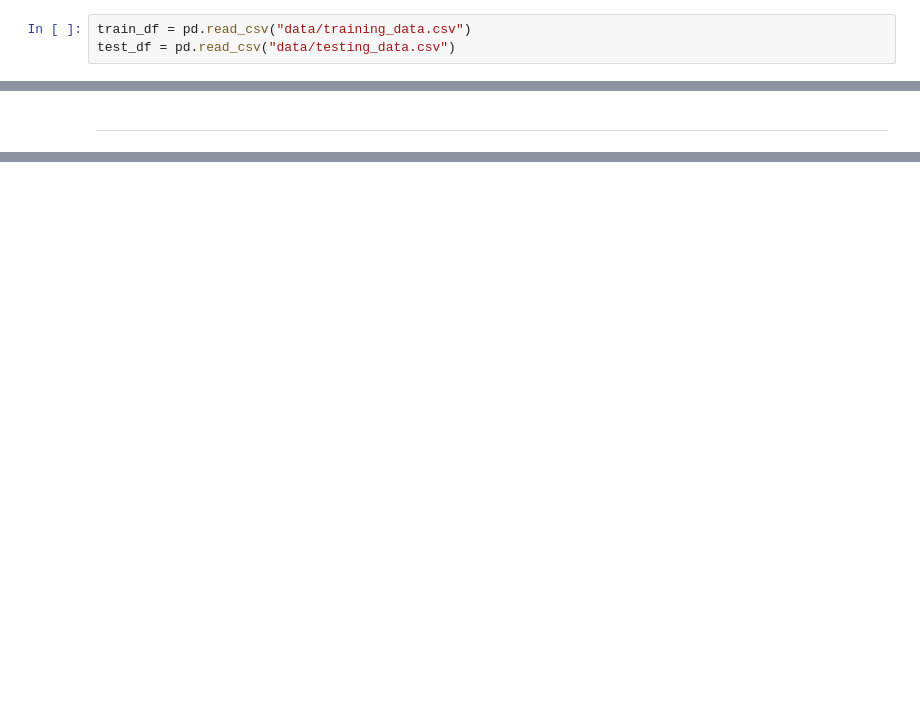
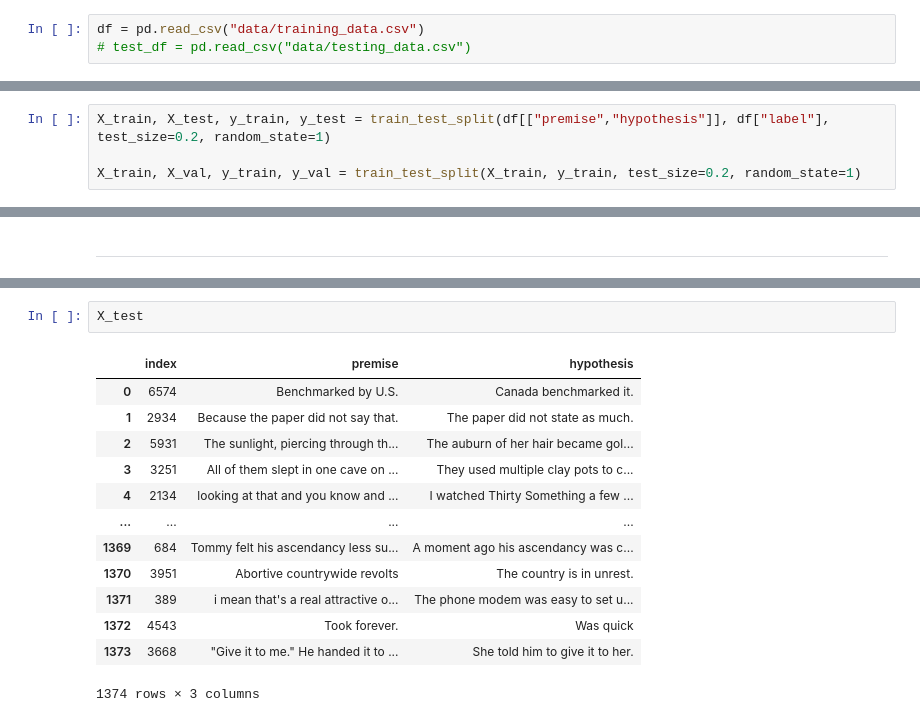
Before and after one commit to vishwjeetgithub/seq-classification-huggingface, a Jupyter notebook: train_with_pytorch.ipynb, the cells around one changed output, grey strips where cells are left out. Drawn from its saved outputs; the diff is of its cells as text; blank space fills up the shorter version.

```diff
--- a/train_with_pytorch.ipynb
+++ b/train_with_pytorch.ipynb
@@ -11,3 +13,3 @@ from transformers import (
 # %%
-train_df = pd.read_csv("data/training_data.csv")
-test_df = pd.read_csv("data/testing_data.csv")
+df = pd.read_csv("data/training_data.csv")
+# test_df = pd.read_csv("data/testing_data.csv")
@@ -29,0 +21,4 @@ print(len(val_df), len(train_df), len(test_df))
+# %%
+X_train, X_test, y_train, y_test = train_test_split(df[["premise","hypothesis"]], df["label"], test_size=0.2, random_state=1)
+
+X_train, X_val, y_train, y_val = train_test_split(X_train, y_train, test_size=0.2, random_state=1)
@@ -199,0 +251,16 @@ trainer = Trainer(
+# %%
+X_test
+# %% [output]
+|  | index | premise | hypothesis |
+| 0 | 6574 | Benchmarked by U.S. | Canada benchmarked it. |
+| 1 | 2934 | Because the paper did not say that. | The paper did not state as much. |
+| 2 | 5931 | The sunlight, piercing through th... | The auburn of her hair became gol... |
+| 3 | 3251 | All of them slept in one cave on ... | They used multiple clay pots to c... |
+| 4 | 2134 | looking at that and you know and ... | I watched Thirty Something a few ... |
+| ... | ... | ... | ... |
+| 1369 | 684 | Tommy felt his ascendancy less su... | A moment ago his ascendancy was c... |
+| 1370 | 3951 | Abortive countrywide revolts | The country is in unrest. |
+| 1371 | 389 | i mean that's a real attractive o... | The phone modem was easy to set u... |
+| 1372 | 4543 | Took forever. | Was quick |
+| 1373 | 3668 | "Give it to me." He handed it to ... | She told him to give it to her. |
+1374 rows × 3 columns
```
Also changed, not shown: parts of 47 cells of this notebook.
